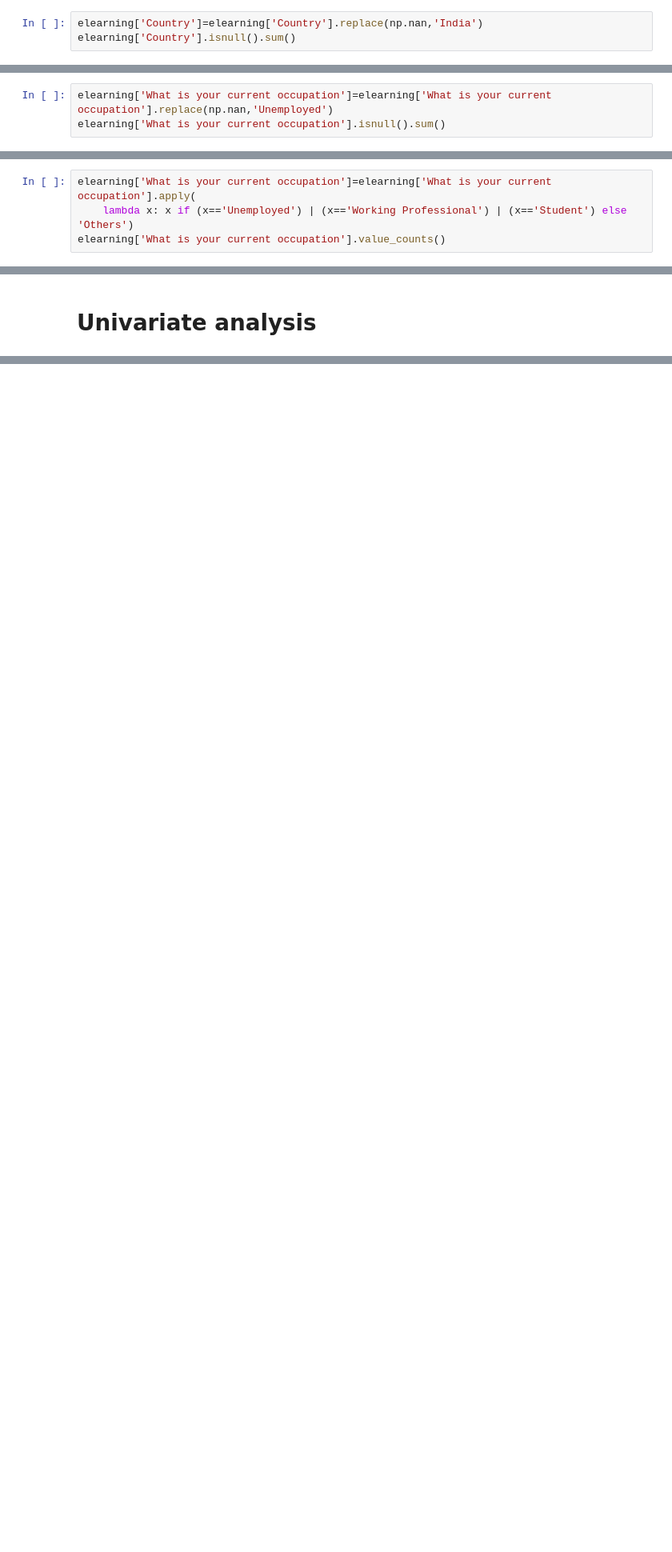
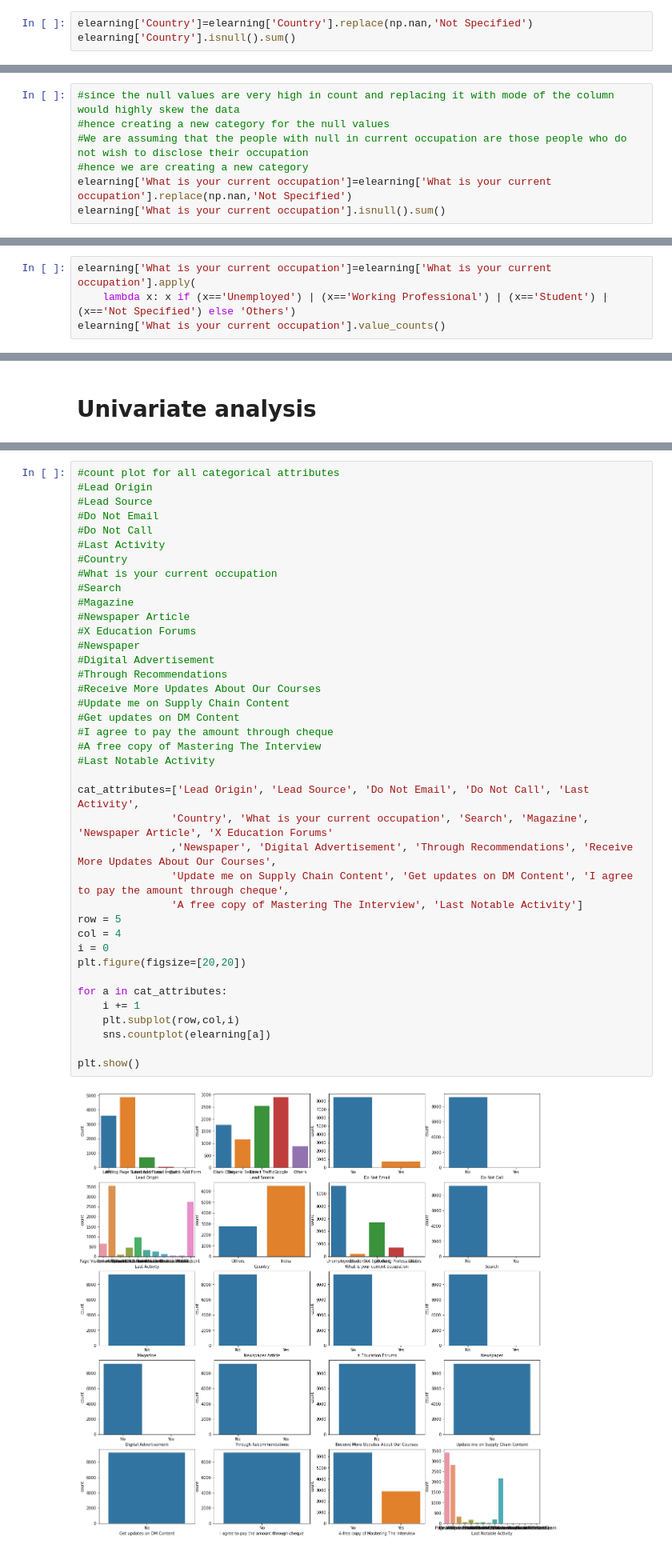
Before and after one commit to shrmittal/Lead-scoring-case-study, a Jupyter notebook: Lead-Scoring-Case-Study.ipynb, the cells around one changed output, grey strips where cells are left out. Shown at 80% size. Saved outputs shown, nothing was run; the diff lists cells and outputs as text; blank space fills up the shorter version.

```diff
--- a/Lead-Scoring-Case-Study.ipynb
+++ b/Lead-Scoring-Case-Study.ipynb
@@ -357,6 +357,6 @@ Kenya                      1
 Name: Country, dtype: int64
 # %%
-elearning['Country']=elearning['Country'].replace(np.nan,'India')
+elearning['Country']=elearning['Country'].replace(np.nan,'Not Specified')
 elearning['Country'].isnull().sum()
 # %% [output]
 0
@@ -422,3 +423,10 @@ Other                     16
 Housewife                 10
 Businessman                8
 Name: What is your current occupation, dtype: int64
+# %%
+#since the null values are very high in count and replacing it with mode of the column would highly skew the data
+#hence creating a new category for the null values
+#We are assuming that the people with null in current occupation are those people who do not wish to disclose their occupation
+#hence we are creating a new category
+elearning['What is your current occupation']=elearning['What is your current occupation'].replace(np.nan,'Not Specified')
+elearning['What is your current occupation'].isnull().sum()
@@ -425,4 +435,5 @@ Name: What is your current occupation, dtype: int64
 # %%
-elearning['What is your current occupation']=elearning['What is your current occupation'].replace(np.nan,'Unemployed')
-elearning['What is your current occupation'].isnull().sum()
+elearning['What is your current occupation']=elearning['What is your current occupation'].apply(
+    lambda x: x if (x=='Unemployed') | (x=='Working Professional') | (x=='Student') | (x=='Not Specified') else 'Others')
+elearning['What is your current occupation'].value_counts()
 # %% [output]
@@ -430,4 +445,0 @@ elearning['What is your current occupation'].isnull().sum()
-# %%
-elearning['What is your current occupation']=elearning['What is your current occupation'].apply(
-    lambda x: x if (x=='Unemployed') | (x=='Working Professional') | (x=='Student') else 'Others')
-elearning['What is your current occupation'].value_counts()
@@ -647,0 +685,41 @@ elearning.head()
+# %%
+#count plot for all categorical attributes
+#Lead Origin
+#Lead Source
+#Do Not Email
+#Do Not Call
+#Last Activity
+#Country
+#What is your current occupation
+#Search
+#Magazine
+#Newspaper Article
+#X Education Forums
+#Newspaper
+#Digital Advertisement
+#Through Recommendations
+#Receive More Updates About Our Courses
+#Update me on Supply Chain Content
+#Get updates on DM Content
+#I agree to pay the amount through cheque
+#A free copy of Mastering The Interview
+#Last Notable Activity
+
+cat_attributes=['Lead Origin', 'Lead Source', 'Do Not Email', 'Do Not Call', 'Last Activity',
+               'Country', 'What is your current occupation', 'Search', 'Magazine', 'Newspaper Article', 'X Education Forums'
+               ,'Newspaper', 'Digital Advertisement', 'Through Recommendations', 'Receive More Updates About Our Courses',
+               'Update me on Supply Chain Content', 'Get updates on DM Content', 'I agree to pay the amount through cheque',
+               'A free copy of Mastering The Interview', 'Last Notable Activity']
+row = 5
+col = 4
+i = 0
+plt.figure(figsize=[20,20])
+
+for a in cat_attributes:
+    i += 1
+    plt.subplot(row,col,i)
+    sns.countplot(elearning[a])
+
+plt.show()
+# %% [output]
+[figure, added]
```
Also changed, not shown: parts of 116 cells of this notebook.
